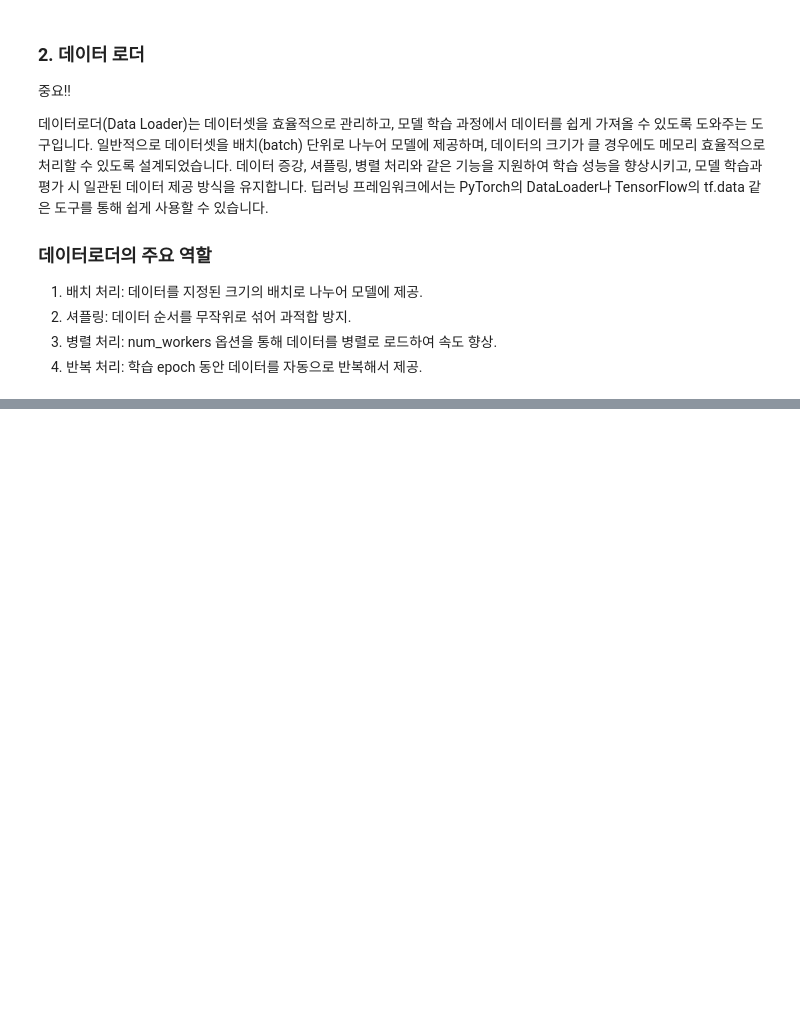
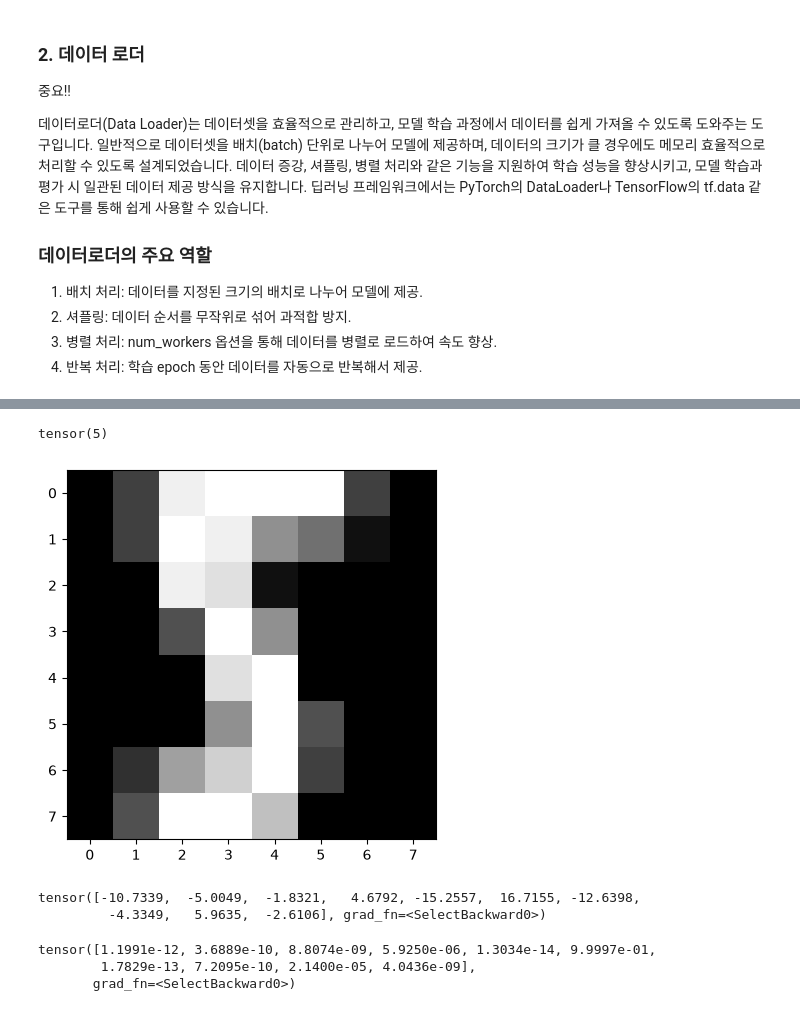
Before and after one commit to harwoon/10_ML_DL, a Jupyter notebook: 9_손글씨 숫자 데이터셋.ipynb, the cells around one changed output, grey strips where cells are left out. Saved outputs shown, nothing was run; the diff lists cells and outputs as text; code cells hidden in the pictures; blank space fills up the shorter version.

```diff
--- a/9_손글씨 숫자 데이터셋.ipynb
+++ b/9_손글씨 숫자 데이터셋.ipynb
@@ -111,0 +211,4 @@ for ax, img, label in zip(axes.flatten(), imgs, labels):
+# %%
+X_train, X_test, y_train, y_test = train_test_split(X_data, y_data, test_size=0.2, random_state=2026)
+print(x_train.shape, y_train.shape)
+print(x_test.shape, y_test.shape)
@@ -111,0 +343,19 @@ for ax, img, label in zip(axes.flatten(), imgs, labels):
+# %%
+plt.imshow(x_test[11].reshape((8, 8)), cmap='gray')
+print(y_test[11])
+# %% [output]
+tensor(5)
+[figure, added]
+# %%
+y_pred = model(x_test)
+y_pred[11]
+# %% [output]
+tensor([-10.7339,  -5.0049,  -1.8321,   4.6792, -15.2557,  16.7155, -12.6398,
+         -4.3349,   5.9635,  -2.6106], grad_fn=<SelectBackward0>)
+# %%
+y_prob = nn.Softmax(1)(y_pred)
+y_prob[11]
+# %% [output]
+tensor([1.1991e-12, 3.6889e-10, 8.8074e-09, 5.9250e-06, 1.3034e-14, 9.9997e-01,
+        1.7829e-13, 7.2095e-10, 2.1400e-05, 4.0436e-09],
+       grad_fn=<SelectBackward0>)
```
Also changed, not shown: parts of 22 cells of this notebook.
